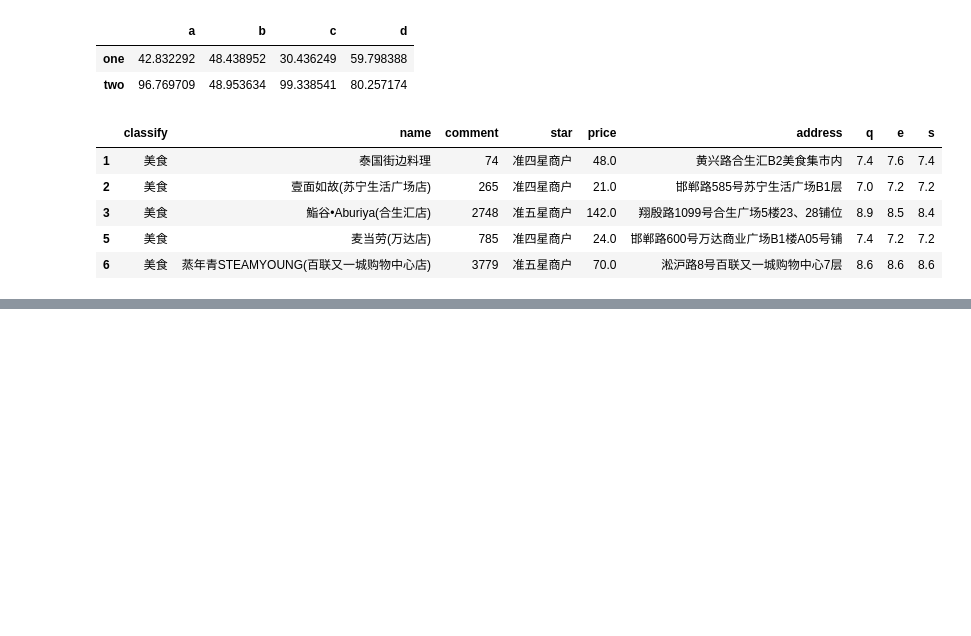
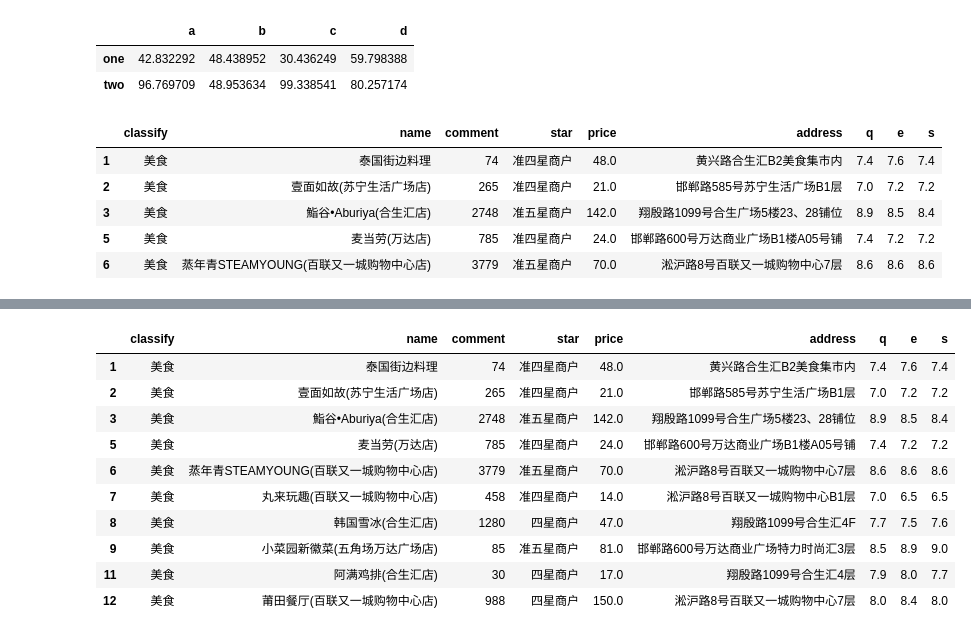
Before and after one commit to 2804983329/data-analysis, a Jupyter notebook: 数据分析python升级/00/Pandas数据清洗.ipynb, the cells around one changed output, grey strips where cells are left out. Drawn from its saved outputs; the diff is of its cells as text; code cells hidden in the pictures; blank space fills up the shorter version.

```diff
--- a/数据分析python升级/00/Pandas数据清洗.ipynb
+++ b/数据分析python升级/00/Pandas数据清洗.ipynb
@@ -252,0 +408,15 @@ df1[df1['comment']>50][['name','q','e','s']]
+# %%
+#分组
+df1.head(10)
+# %% [output]
+|  | classify | name | comment | star | price | address | q | e | s |
+| 1 | 美食 | 泰国街边料理 | 74 | 准四星商户 | 48.0 | 黄兴路合生汇B2美食集市内 | 7.4 | 7.6 | 7.4 |
+| 2 | 美食 | 壹面如故(苏宁生活广场店) | 265 | 准四星商户 | 21.0 | 邯郸路585号苏宁生活广场B1层 | 7.0 | 7.2 | 7.2 |
+| 3 | 美食 | 鮨谷•Aburiya(合生汇店) | 2748 | 准五星商户 | 142.0 | 翔殷路1099号合生广场5楼23、28铺位 | 8.9 | 8.5 | 8.4 |
+| 5 | 美食 | 麦当劳(万达店) | 785 | 准四星商户 | 24.0 | 邯郸路600号万达商业广场B1楼A05号铺 | 7.4 | 7.2 | 7.2 |
+| 6 | 美食 | 蒸年青STEAMYOUNG(百联又一城购物中心店) | 3779 | 准五星商户 | 70.0 | 淞沪路8号百联又一城购物中心7层 | 8.6 | 8.6 | 8.6 |
+| 7 | 美食 | 丸来玩趣(百联又一城购物中心店) | 458 | 准四星商户 | 14.0 | 淞沪路8号百联又一城购物中心B1层 | 7.0 | 6.5 | 6.5 |
+| 8 | 美食 | 韩国雪冰(合生汇店) | 1280 | 四星商户 | 47.0 | 翔殷路1099号合生汇4F | 7.7 | 7.5 | 7.6 |
+| 9 | 美食 | 小菜园新徽菜(五角场万达广场店) | 85 | 准五星商户 | 81.0 | 邯郸路600号万达商业广场特力时尚汇3层 | 8.5 | 8.9 | 9.0 |
+| 11 | 美食 | 阿满鸡排(合生汇店) | 30 | 四星商户 | 17.0 | 翔殷路1099号合生汇4层 | 7.9 | 8.0 | 7.7 |
+| 12 | 美食 | 莆田餐厅(百联又一城购物中心店) | 988 | 四星商户 | 150.0 | 淞沪路8号百联又一城购物中心7层 | 8.0 | 8.4 | 8.0 |
```
Also changed, not shown: parts of 19 cells of this notebook.
